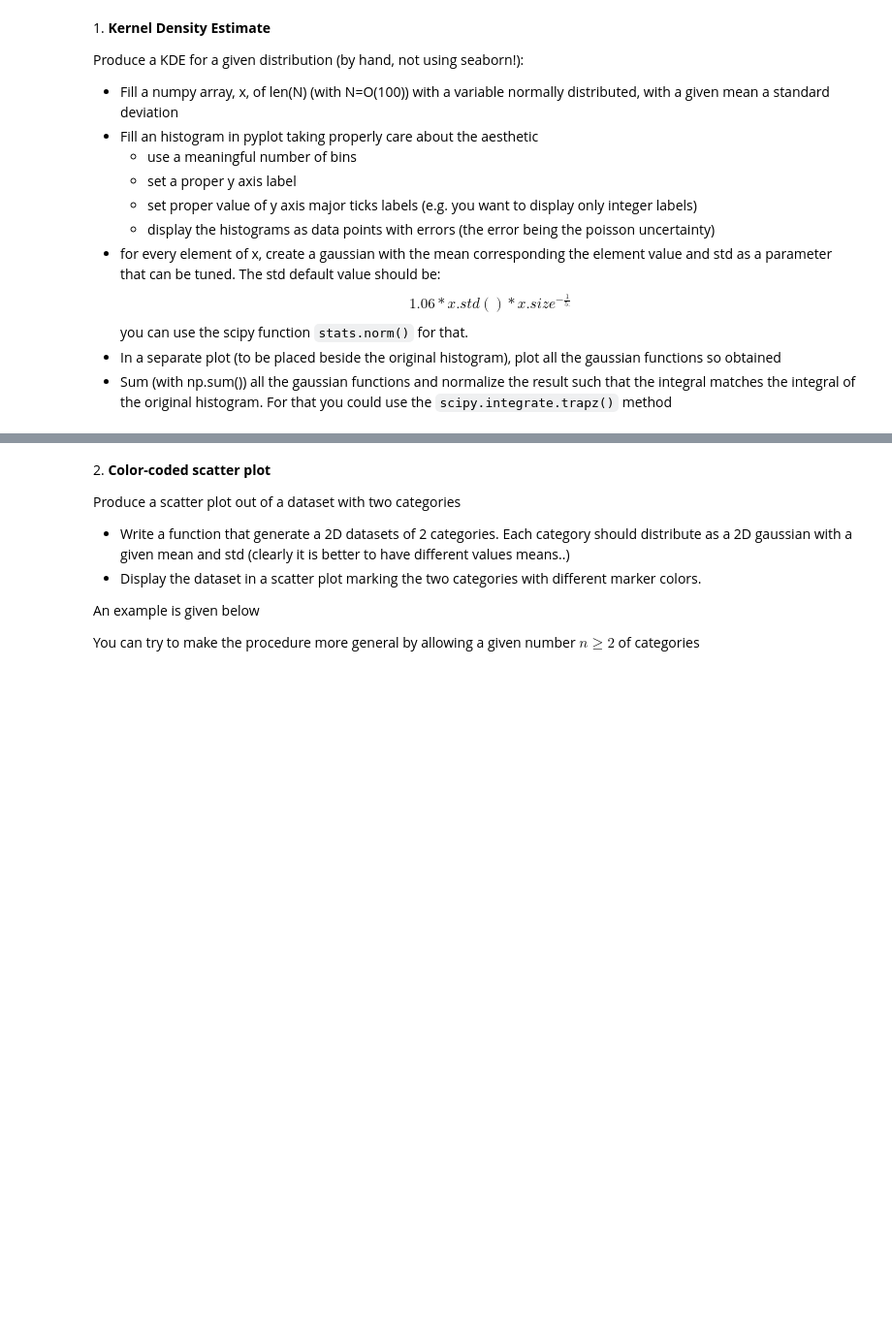
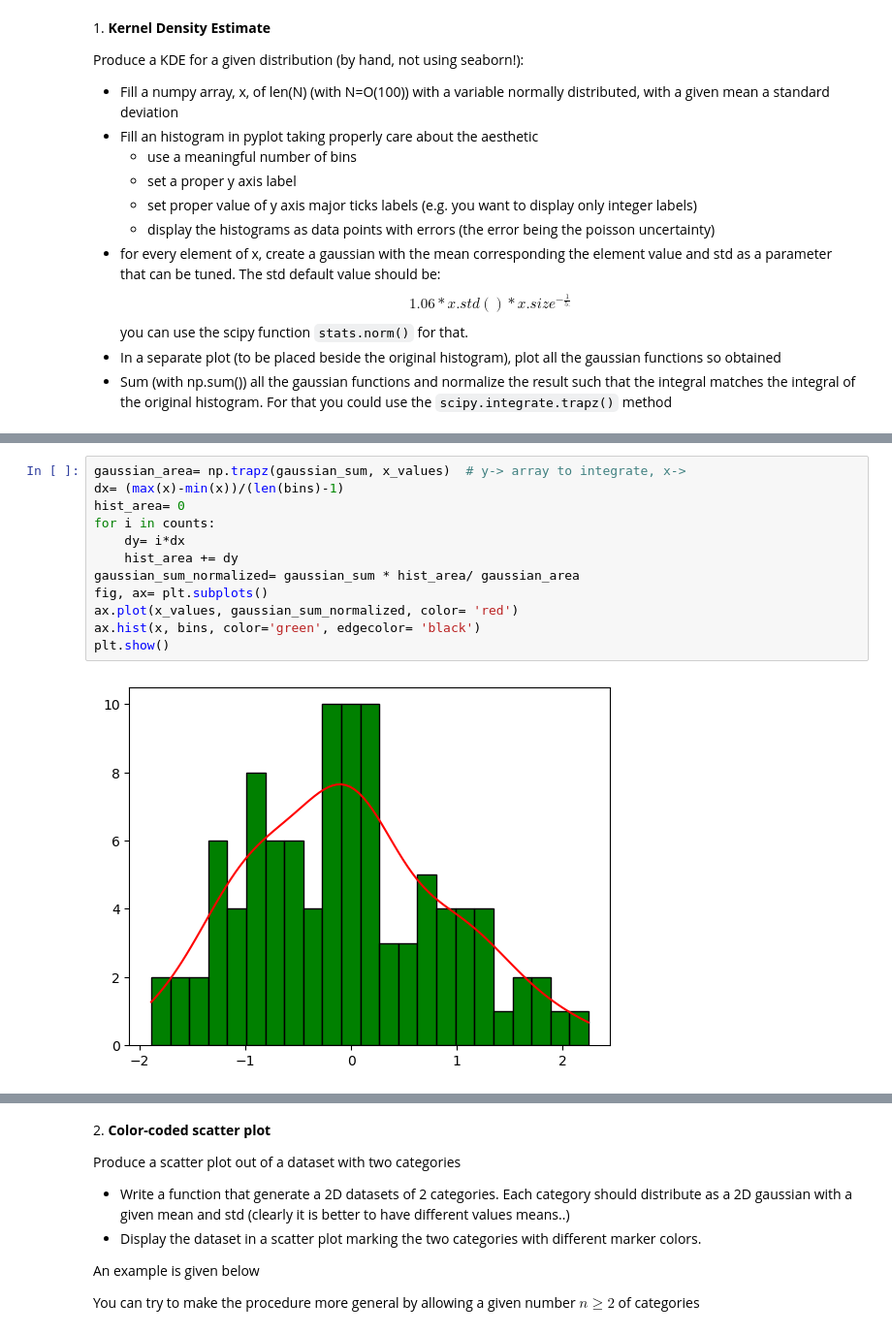
Before and after one commit to EugeniaBoccanera/LaboratoryOfComputationalPhysics_Y6, a Jupyter notebook: 07ex_Visualization.ipynb, the cells around one changed output, grey strips where cells are left out. Shown at 97% size. Drawn from its saved outputs; the diff is of its cells as text; blank space fills up the shorter version.

```diff
--- a/07ex_Visualization.ipynb
+++ b/07ex_Visualization.ipynb
@@ -91,0 +59,14 @@ None
+# %%
+gaussian_area= np.trapz(gaussian_sum, x_values)  # y-> array to integrate, x->
+dx= (max(x)-min(x))/(len(bins)-1)
+hist_area= 0
+for i in counts:
+    dy= i*dx
+    hist_area += dy
+gaussian_sum_normalized= gaussian_sum * hist_area/ gaussian_area
+fig, ax= plt.subplots()
+ax.plot(x_values, gaussian_sum_normalized, color= 'red')
+ax.hist(x, bins, color='green', edgecolor= 'black')
+plt.show()
+# %% [output]
+[figure, added]
```
Also changed, not shown: parts of 15 cells of this notebook.
